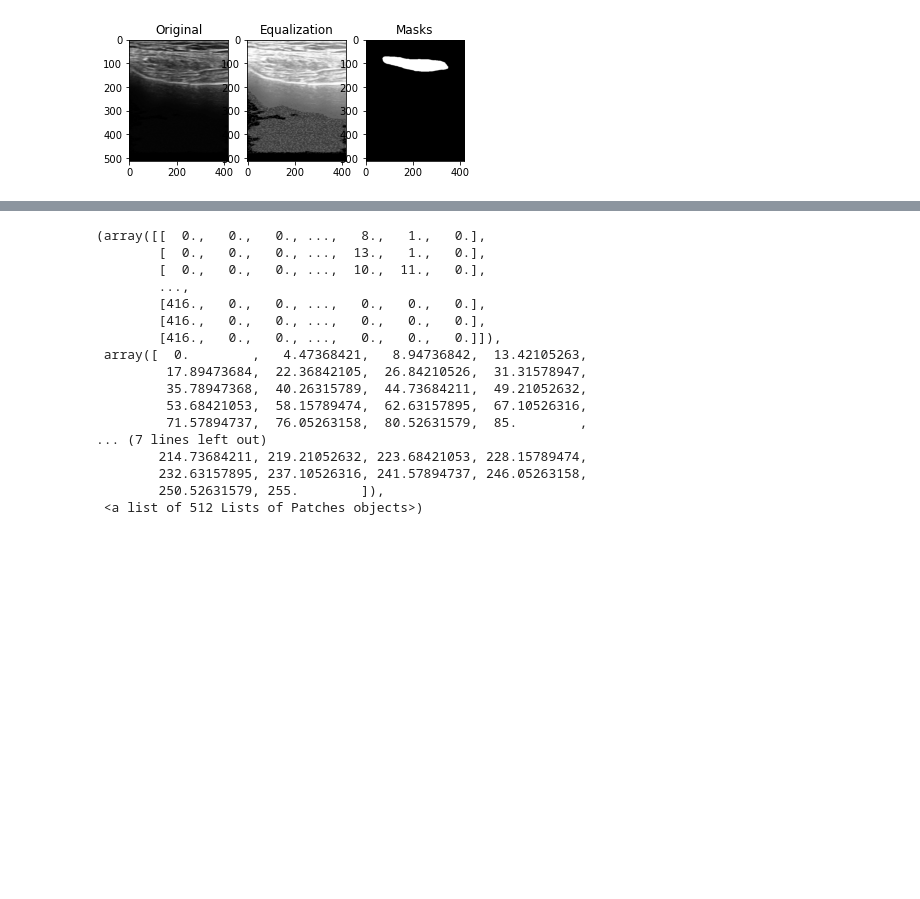
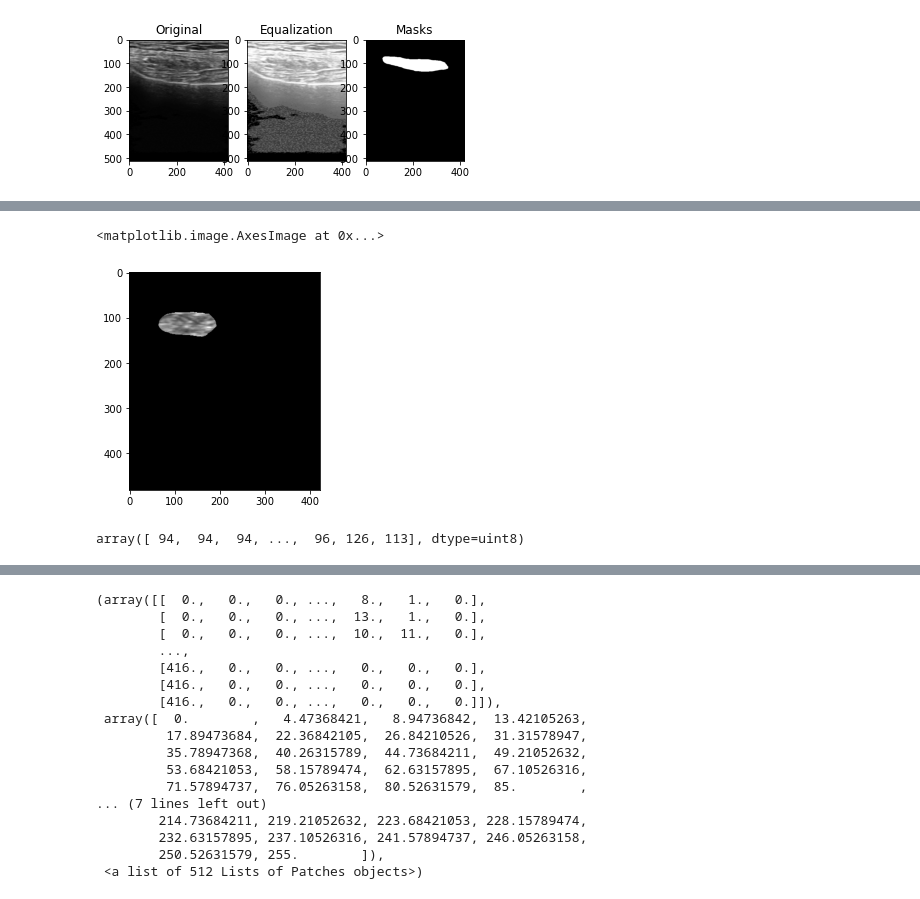
Before and after one commit to DongDong500/CPNKDv2, a Jupyter notebook: pallete.ipynb, the cells around one changed output, grey strips where cells are left out. Drawn from its saved outputs; the diff is of its cells as text; code cells hidden in the pictures; blank space fills up the shorter version.

```diff
--- a/pallete.ipynb
+++ b/pallete.ipynb
@@ -389,0 +364,9 @@ plt.show()
+# %%
+plt.imshow(np.array(img) * (np.array(ma)/255), cmap='gray')
+# %% [output]
+<matplotlib.image.AxesImage at 0x...>
+[figure, added]
+# %%
+np.array(img)[np.where(np.array(ma) > 0)]
+# %% [output]
+array([ 94,  94,  94, ...,  96, 126, 113], dtype=uint8)
```
Also changed, not shown: parts of 7 cells of this notebook, 1 other file.
